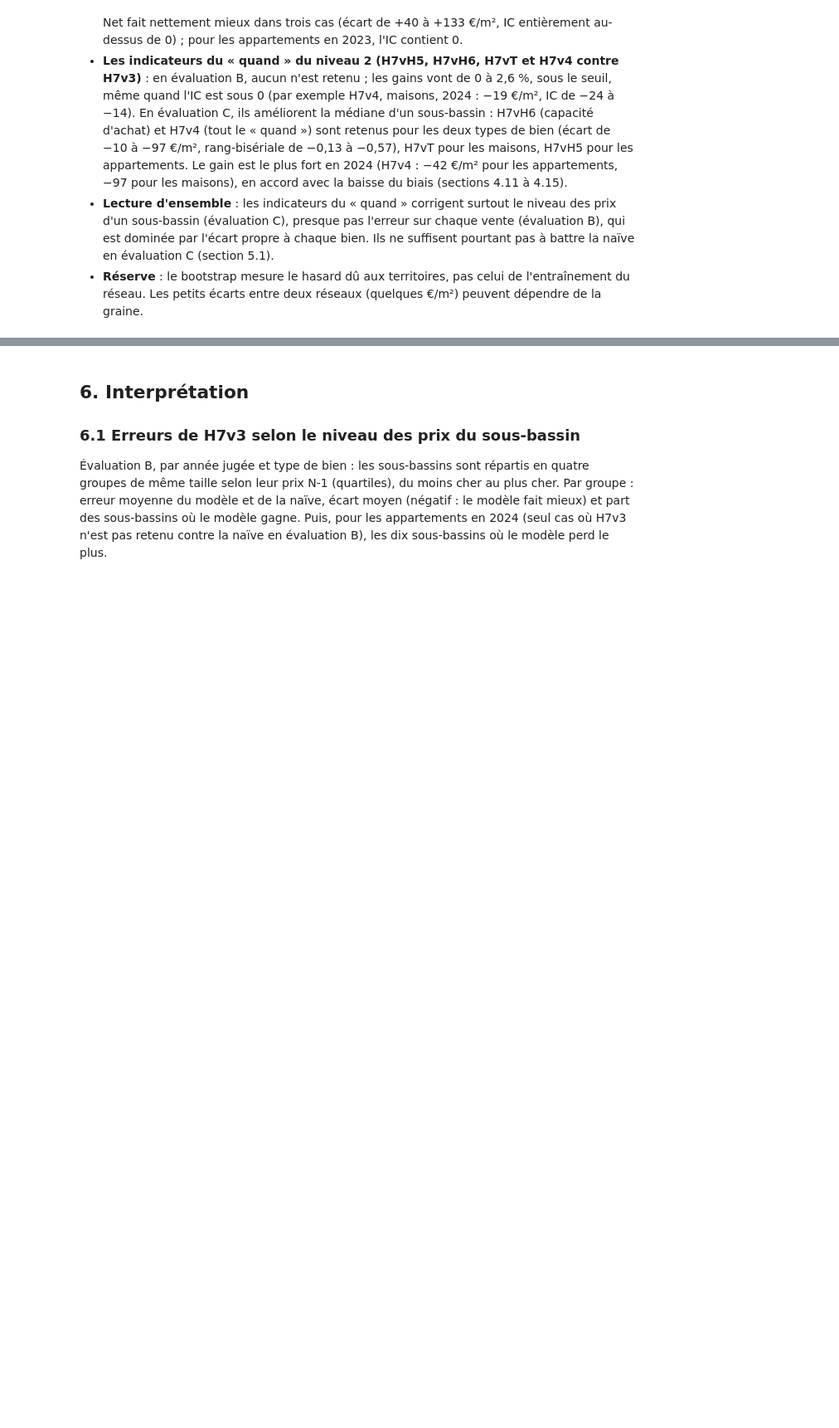
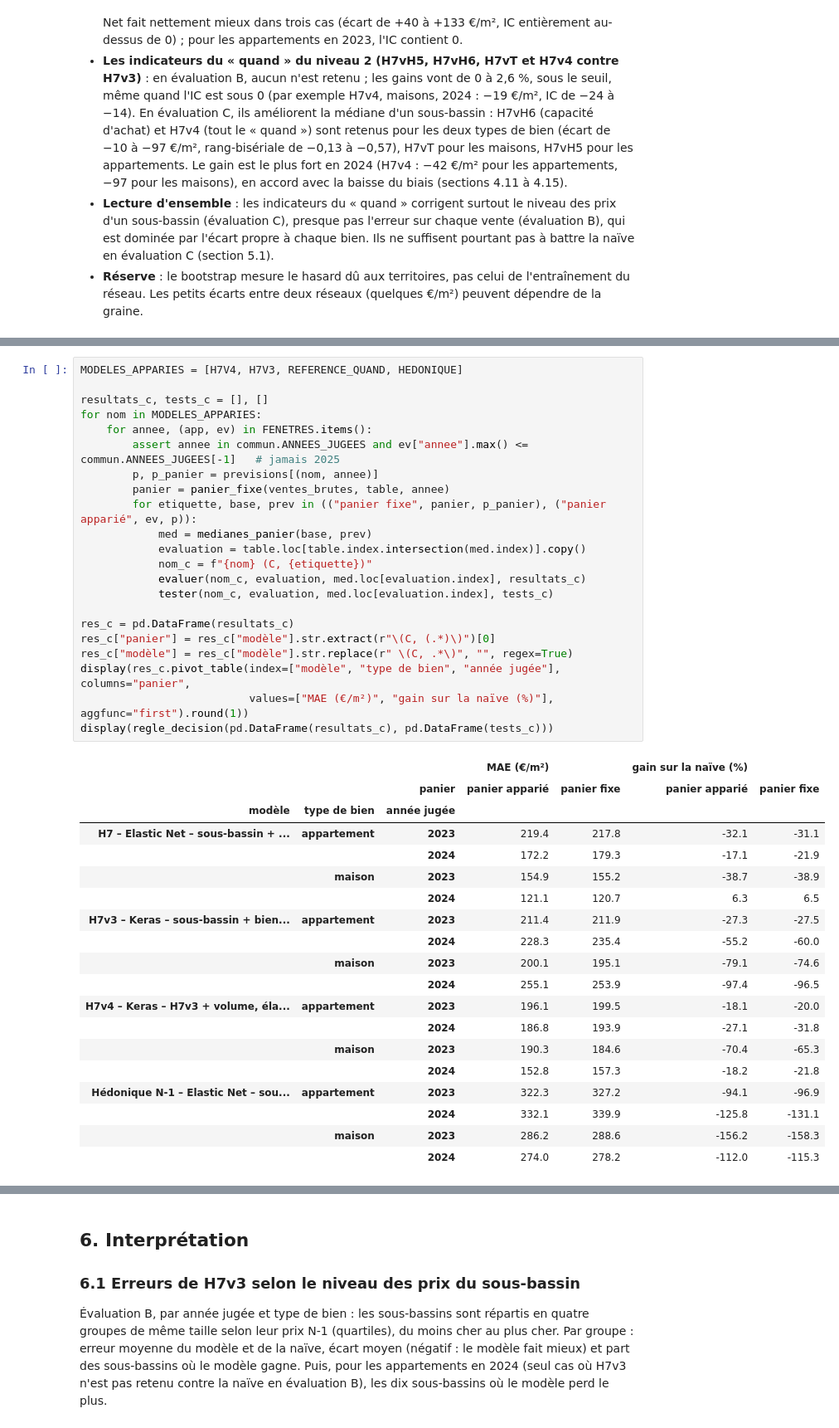
Before and after one commit to cecile-learns/projet_compagnon, a Jupyter notebook: 03_modelisation/3_tour2/H7_modele_par_vente.ipynb, the cells around one changed output, grey strips where cells are left out. Shown at 83% size. Drawn from its saved outputs; the diff is of its cells as text; blank space fills up the shorter version.

```diff
--- a/03_modelisation/3_tour2/H7_modele_par_vente.ipynb
+++ b/03_modelisation/3_tour2/H7_modele_par_vente.ipynb
@@ -1237,0 +1375,42 @@ regle_decision(res_ref, tst_ref, comparaison="référence")
+# %%
+MODELES_APPARIES = [H7V4, H7V3, REFERENCE_QUAND, HEDONIQUE]
+
+resultats_c, tests_c = [], []
+for nom in MODELES_APPARIES:
+    for annee, (app, ev) in FENETRES.items():
+        assert annee in commun.ANNEES_JUGEES and ev["annee"].max() <= commun.ANNEES_JUGEES[-1]   # jamais 2025
+        p, p_panier = previsions[(nom, annee)]
+        panier = panier_fixe(ventes_brutes, table, annee)
+        for etiquette, base, prev in (("panier fixe", panier, p_panier), ("panier apparié", ev, p)):
+            med = medianes_panier(base, prev)
+            evaluation = table.loc[table.index.intersection(med.index)].copy()
+            nom_c = f"{nom} (C, {etiquette})"
+            evaluer(nom_c, evaluation, med.loc[evaluation.index], resultats_c)
+            tester(nom_c, evaluation, med.loc[evaluation.index], tests_c)
+
+res_c = pd.DataFrame(resultats_c)
+res_c["panier"] = res_c["modèle"].str.extract(r"\(C, (.*)\)")[0]
+res_c["modèle"] = res_c["modèle"].str.replace(r" \(C, .*\)", "", regex=True)
+display(res_c.pivot_table(index=["modèle", "type de bien", "année jugée"], columns="panier",
+                          values=["MAE (€/m²)", "gain sur la naïve (%)"], aggfunc="first").round(1))
+display(regle_decision(pd.DataFrame(resultats_c), pd.DataFrame(tests_c)))
+# %% [output]
+|  |  |  | MAE (€/m²) |  | gain sur la naïve (%) |  |
+|  |  | panier | panier apparié | panier fixe | panier apparié | panier fixe |
+| modèle | type de bien | année jugée |  |  |  |  |
+| H7 – Elastic Net – sous-bassin + ... | appartement | 2023 | 219.4 | 217.8 | -32.1 | -31.1 |
+|  |  | 2024 | 172.2 | 179.3 | -17.1 | -21.9 |
+|  | maison | 2023 | 154.9 | 155.2 | -38.7 | -38.9 |
+|  |  | 2024 | 121.1 | 120.7 | 6.3 | 6.5 |
+| H7v3 – Keras – sous-bassin + bien... | appartement | 2023 | 211.4 | 211.9 | -27.3 | -27.5 |
+|  |  | 2024 | 228.3 | 235.4 | -55.2 | -60.0 |
+|  | maison | 2023 | 200.1 | 195.1 | -79.1 | -74.6 |
+|  |  | 2024 | 255.1 | 253.9 | -97.4 | -96.5 |
+| H7v4 – Keras – H7v3 + volume, éla... | appartement | 2023 | 196.1 | 199.5 | -18.1 | -20.0 |
+|  |  | 2024 | 186.8 | 193.9 | -27.1 | -31.8 |
+|  | maison | 2023 | 190.3 | 184.6 | -70.4 | -65.3 |
+|  |  | 2024 | 152.8 | 157.3 | -18.2 | -21.8 |
+| Hédonique N-1 – Elastic Net – sou... | appartement | 2023 | 322.3 | 327.2 | -94.1 | -96.9 |
+|  |  | 2024 | 332.1 | 339.9 | -125.8 | -131.1 |
+|  | maison | 2023 | 286.2 | 288.6 | -156.2 | -158.3 |
+|  |  | 2024 | 274.0 | 278.2 | -112.0 | -115.3 |
```
Also changed, not shown: parts of 17 cells of this notebook.
